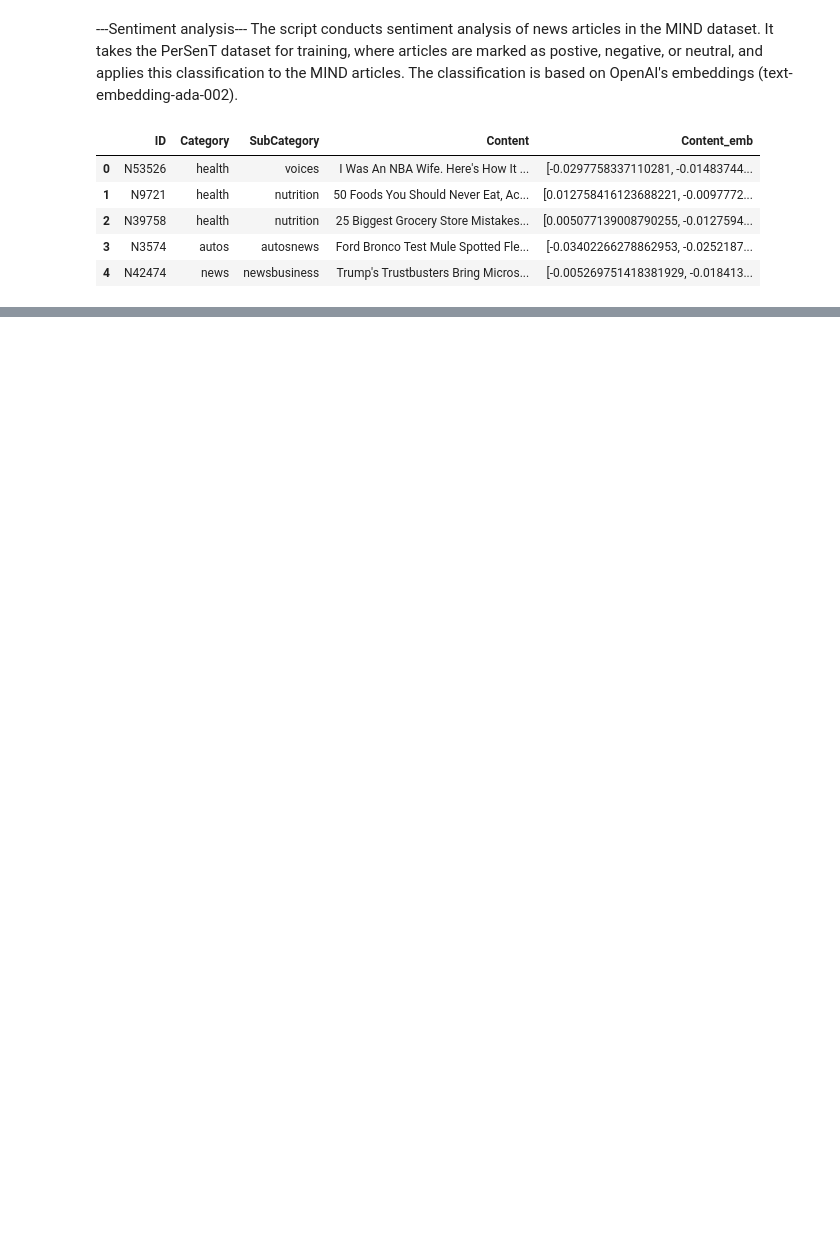
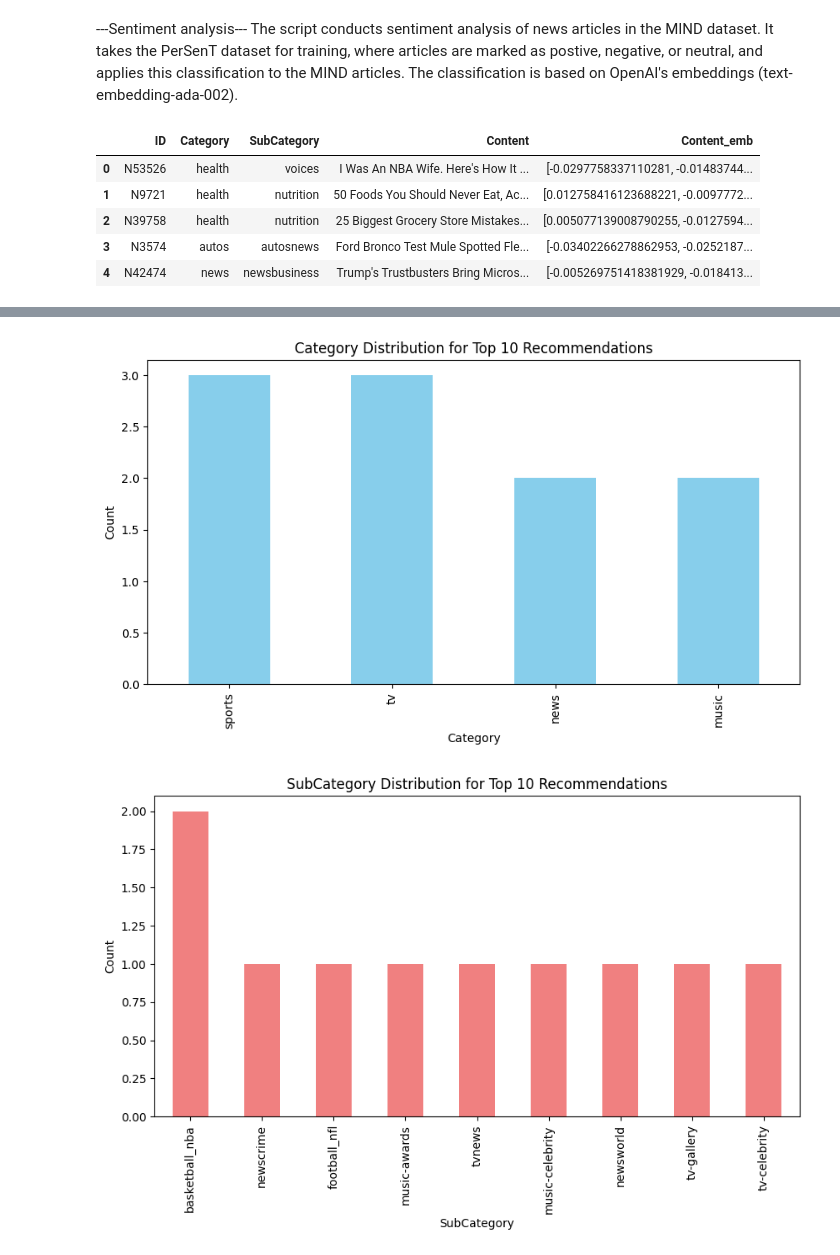
Before and after one commit to krisbara/GPT-Recommender-systems, a Jupyter notebook: sentiment_analysis.ipynb, the cells around one changed output, grey strips where cells are left out. Drawn from its saved outputs; the diff is of its cells as text; code cells hidden in the pictures; blank space fills up the shorter version.

```diff
--- a/sentiment_analysis.ipynb
+++ b/sentiment_analysis.ipynb
@@ -49,0 +105,39 @@ news.to_csv("sentiment_test.csv")
+# %%
+
+def generate_recommendation_graphs(n, user_id, news_df):
+    recommendation_df = pd.read_csv("content_recommendations/" + user_id + "_cont.csv")
+    # Take the first n rows from the recommendation dataframe
+    top_n_recommendations = recommendation_df.head(n)
+
+    # Extract the IDs from the recommendation dataframe
+    recommended_ids = top_n_recommendations['ID'].tolist()
+
+    # Filter news_df based on recommended IDs
+    recommended_news_df = news_df[news_df['ID'].isin(recommended_ids)]
+
+    # Plot Category distribution
+    category_counts = recommended_news_df['Category'].value_counts()
+    plt.figure(figsize=(10, 5))
+    category_counts.plot(kind='bar', color='skyblue')
+    plt.title('Category Distribution for Top {} Recommendations'.format(n))
+    plt.xlabel('Category')
+    plt.ylabel('Count')
+    plt.show()
+
+    # Plot SubCategory distribution
+    subcategory_counts = recommended_news_df['SubCategory'].value_counts()
+    plt.figure(figsize=(10, 5))
+    subcategory_counts.plot(kind='bar', color='lightcoral')
+    plt.title('SubCategory Distribution for Top {} Recommendations'.format(n))
+    plt.xlabel('SubCategory')
+    plt.ylabel('Count')
+    plt.show()
+
+    # Plot Sentiment distribution
+    sentiment_counts = recommended_news_df['Sentiment'].value_counts()
+    plt.figure(figsize=(8, 5))
+    sentiment_counts.plot(kind='bar', color='lightgreen')
+    plt.title('Sentiment Distribution for Top {} Recommendations'.format(n))
+    plt.xlabel('Sentiment')
+    plt.ylabel('Count')
+    plt.show()
@@ -49,0 +153,5 @@ news.to_csv("sentiment_test.csv")
+# %%
+generate_recommendation_graphs(10, user, news)
+# %% [output]
+[figure, added]
+[figure, added]
```
Also changed, not shown: parts of 9 cells of this notebook, 1 other file.
